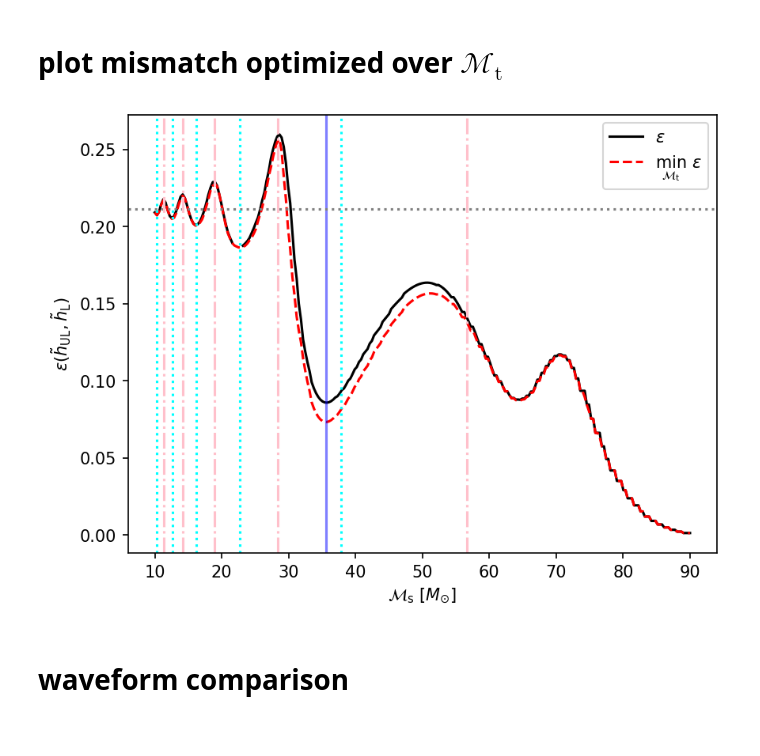
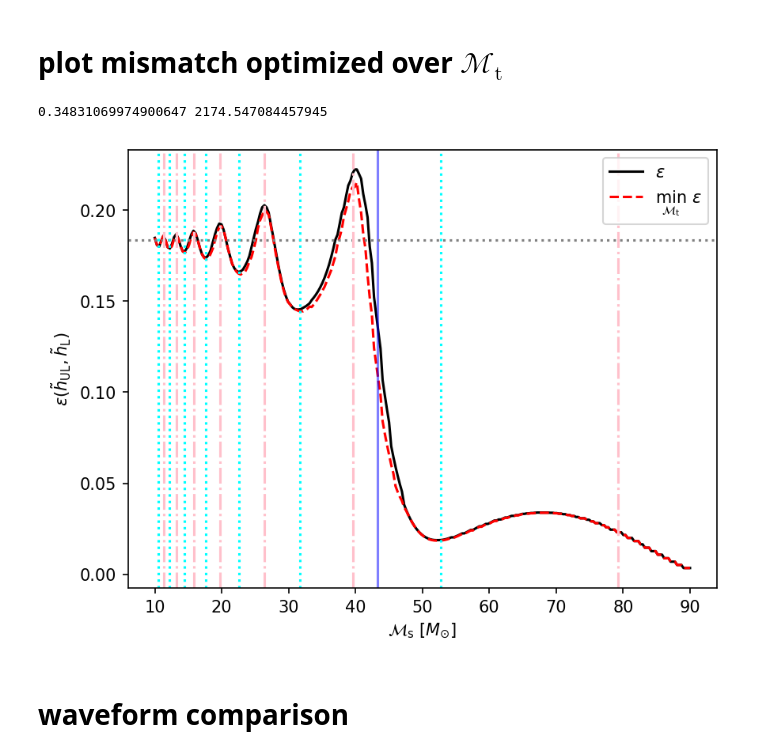
Before and after one commit to fairytien/lensing_and_precession, a Jupyter notebook: notebooks/mismatch_mcz_NP_L-ver3-paper.ipynb, the cells around one changed output. Cells and saved outputs as stored; diff of their text form; code cells hidden in the pictures.

```diff
--- a/notebooks/mismatch_mcz_NP_L-ver3-paper.ipynb
+++ b/notebooks/mismatch_mcz_NP_L-ver3-paper.ipynb
@@ -33,10 +29,10 @@ def mismatch_NP_L_plot(t_params, s_params, psd=None):
     for i, mcz_L in enumerate(mcz_arr):
         s_params["mcz"] = t_params["mcz"] = mcz_L * solar_mass
 
-        ep_NP_L = mismatch(t_params, s_params)["mismatch"]
+        ep_NP_L = mismatch(t_params, s_params, psd=psd)["mismatch"]
         ep_arr[i] = ep_NP_L
 
-        opt_ep_results = optimize_mismatch_mcz(t_params, s_params)
+        opt_ep_results = optimize_mismatch_mcz(t_params, s_params, psd=psd)
         opt_ep_arr[i] = opt_ep_results["ep_min"]
         opt_ep_mcz_arr[i] = opt_ep_results["ep_min_mcz"]
 
@@ -147,22 +143,34 @@ def predict_epsilon_flat_points(s_params):
         )
 # %% [markdown]
 # plot mismatch optimized over $\mathcal{M}_{\text{t}}$
-# %%
-lens_params, NP_params = set_to_params(lens_params_1, NP_params_1)
-
-mcz_arr = np.linspace(10, 90, 250)
-MLz_arr = np.array([3e3])
-mismatch_plots_dict = {}
-
-for MLz in MLz_arr:
-    lens_params["MLz"] = MLz * solar_mass
-    mismatch_plots_dict[MLz] = mismatch_NP_L_plot(NP_params, lens_params)
-    predict_epsilon_critical_points(lens_params)
-    plt.savefig(
-        "../figures/mismatch_NP_L_ML{:.4g}.pdf".format(MLz), bbox_inches="tight"
-    )
-# %% [output]
-[figure, removed]
+# %%
+def_td = 0.03
+def_I = 0.5
+def_y = get_y_from_I(def_I)
+def_MLz = get_MLz_from_td(def_td, def_y)
+print(def_y, def_MLz)
+
+lens_params_1["y"] = def_y
+lens_params_1["MLz"] = def_MLz * solar_mass
+
+lens_params, NP_params = set_to_location(
+    loc_params["Taman"]["random"], lens_params_1, NP_params_1
+)
+
+mcz_arr = np.linspace(10, 90, 250)
+MLz_arr = np.array([3e3])
+mismatch_plots_dict = {}
+
+for MLz in MLz_arr:
+    lens_params["MLz"] = MLz * solar_mass
+    mismatch_plots_dict[MLz] = mismatch_NP_L_plot(NP_params, lens_params)
+    predict_epsilon_critical_points(lens_params)
+    plt.savefig(
+        "../figures/mismatch_NP_L_ML{:.4g}.pdf".format(MLz), bbox_inches="tight"
+    )
+# %% [output]
+0.34831069974900647 2174.547084457945
+[figure, added]
 # %% [markdown]
 # waveform comparison
 # %%
```
Also changed, not shown: parts of 4 cells of this notebook, 5 other files.
